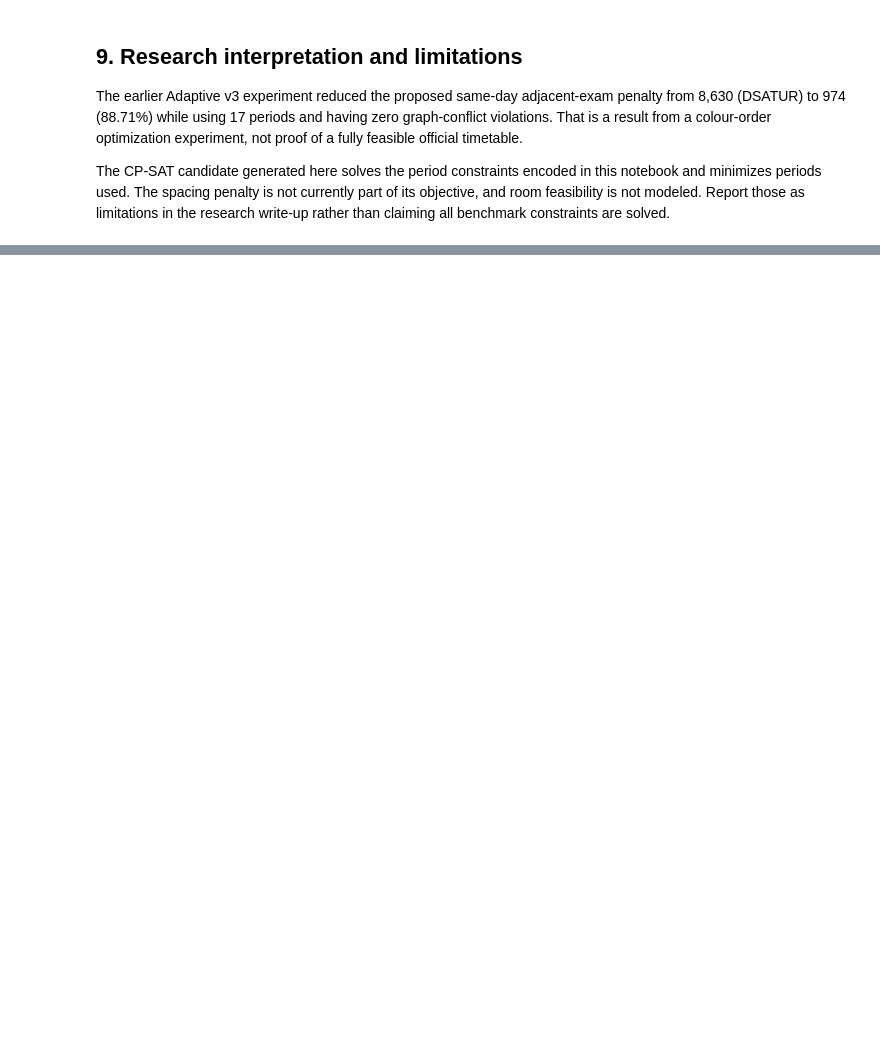
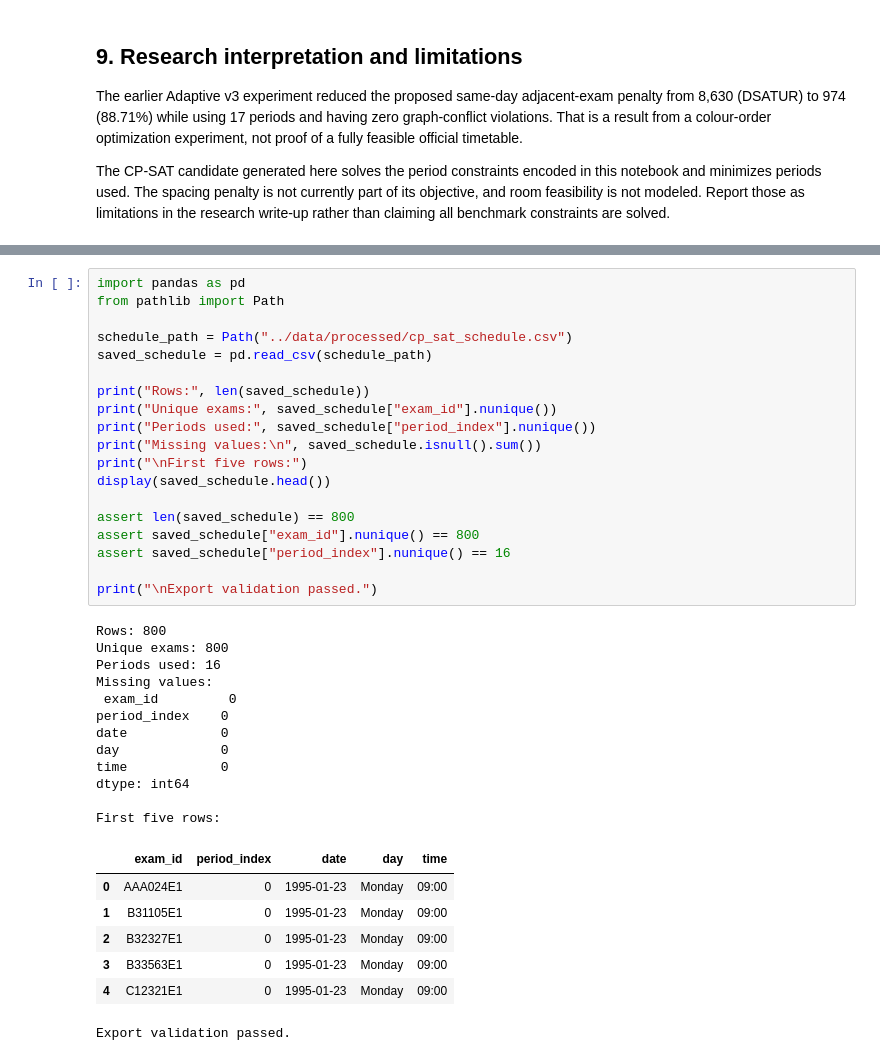
Before and after one commit to PHGNKavindya/adaptive-exam-timetabling, a Jupyter notebook: src/06_evaluate_results_complete.ipynb, the cells around one changed output, grey strips where cells are left out. Cells and saved outputs as stored; diff of their text form; blank space fills up the shorter version.

```diff
--- a/src/06_evaluate_results_complete.ipynb
+++ b/src/06_evaluate_results_complete.ipynb
@@ -414,0 +523,39 @@ The CP-SAT candidate generated here solves the period constraints encoded in thi
+# %%
+import pandas as pd
+from pathlib import Path
+
+schedule_path = Path("../data/processed/cp_sat_schedule.csv")
+saved_schedule = pd.read_csv(schedule_path)
+
+print("Rows:", len(saved_schedule))
+print("Unique exams:", saved_schedule["exam_id"].nunique())
+print("Periods used:", saved_schedule["period_index"].nunique())
+print("Missing values:\n", saved_schedule.isnull().sum())
+print("\nFirst five rows:")
+display(saved_schedule.head())
+
+assert len(saved_schedule) == 800
+assert saved_schedule["exam_id"].nunique() == 800
+assert saved_schedule["period_index"].nunique() == 16
+
+print("\nExport validation passed.")
+# %% [output]
+Rows: 800
+Unique exams: 800
+Periods used: 16
+Missing values:
+ exam_id         0
+period_index    0
+date            0
+day             0
+time            0
+dtype: int64
+
+First five rows:
+|  | exam_id | period_index | date | day | time |
+| 0 | AAA024E1 | 0 | 1995-01-23 | Monday | 09:00 |
+| 1 | B31105E1 | 0 | 1995-01-23 | Monday | 09:00 |
+| 2 | B32327E1 | 0 | 1995-01-23 | Monday | 09:00 |
+| 3 | B33563E1 | 0 | 1995-01-23 | Monday | 09:00 |
+| 4 | C12321E1 | 0 | 1995-01-23 | Monday | 09:00 |
+Export validation passed.
```
Also changed, not shown: parts of 16 cells of this notebook.
